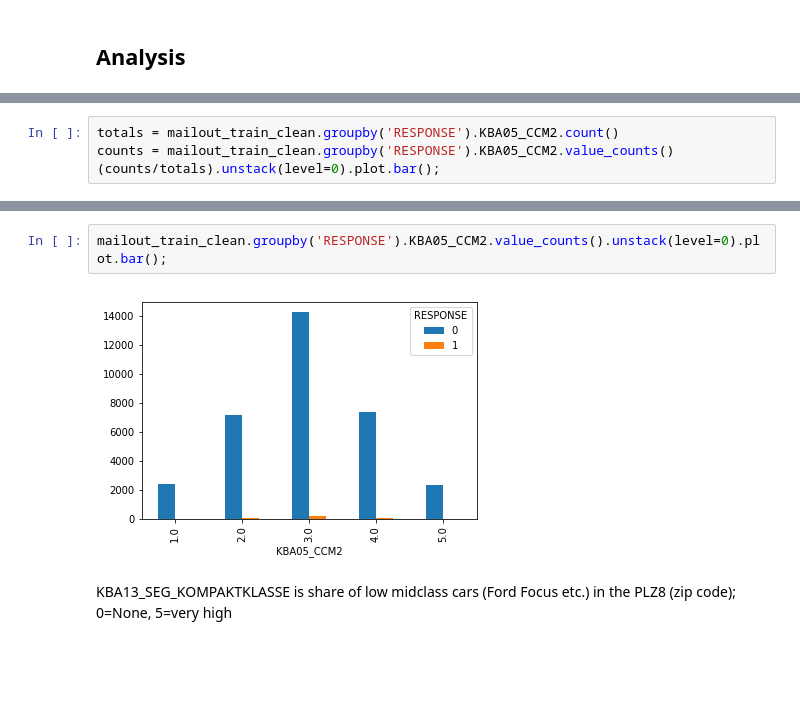
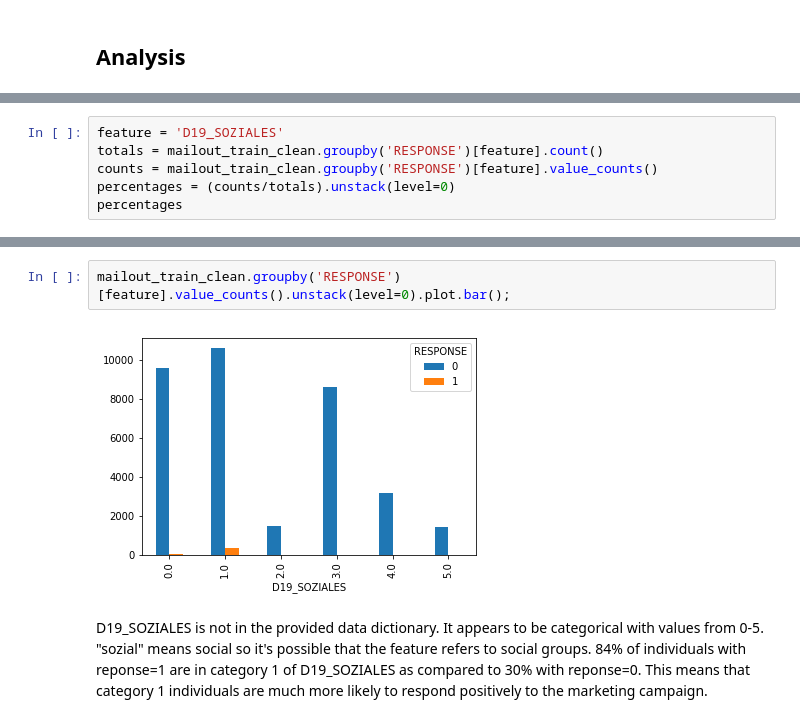
Before and after one commit to mkeisenbach/arvato, a Jupyter notebook: supervised/Supervised Learning Using Ensemble Methods.ipynb, the cells around one changed output, grey strips where cells are left out. Cells and saved outputs as stored; diff of their text form; blank space fills up the shorter version.

```diff
--- a/supervised/Supervised Learning Using Ensemble Methods.ipynb
+++ b/supervised/Supervised Learning Using Ensemble Methods.ipynb
@@ -365,6 +386,8 @@ KBA05_MOD3             182
 dtype: int32
 # %%
-totals = mailout_train_clean.groupby('RESPONSE').KBA05_CCM2.count()
-counts = mailout_train_clean.groupby('RESPONSE').KBA05_CCM2.value_counts()
-(counts/totals).unstack(level=0).plot.bar();
+feature = 'D19_SOZIALES'
+totals = mailout_train_clean.groupby('RESPONSE')[feature].count()
+counts = mailout_train_clean.groupby('RESPONSE')[feature].value_counts()
+percentages = (counts/totals).unstack(level=0)
+percentages
 # %% [output]
@@ -372,6 +407,6 @@ counts = mailout_train_clean.groupby('RESPONSE').KBA05_CCM2.value_counts()
 # %%
-mailout_train_clean.groupby('RESPONSE').KBA05_CCM2.value_counts().unstack(level=0).plot.bar();
+mailout_train_clean.groupby('RESPONSE')[feature].value_counts().unstack(level=0).plot.bar();
 # %% [output]
-[figure, old version]
+[figure, new version]
-# %% [markdown]
-KBA13_SEG_KOMPAKTKLASSE is share of low midclass cars (Ford Focus etc.) in the PLZ8 (zip code); 0=None, 5=very high
+# %% [markdown]
+D19_SOZIALES is not in the provided data dictionary. It appears to be categorical with values from 0-5. "sozial" means social so it's possible that the feature refers to social groups. 84% of individuals with reponse=1 are in category 1 of D19_SOZIALES as compared to 30% with reponse=0. This means that category 1 individuals are much more likely to respond positively to the marketing campaign.
```
Also changed, not shown: parts of 22 cells of this notebook.
